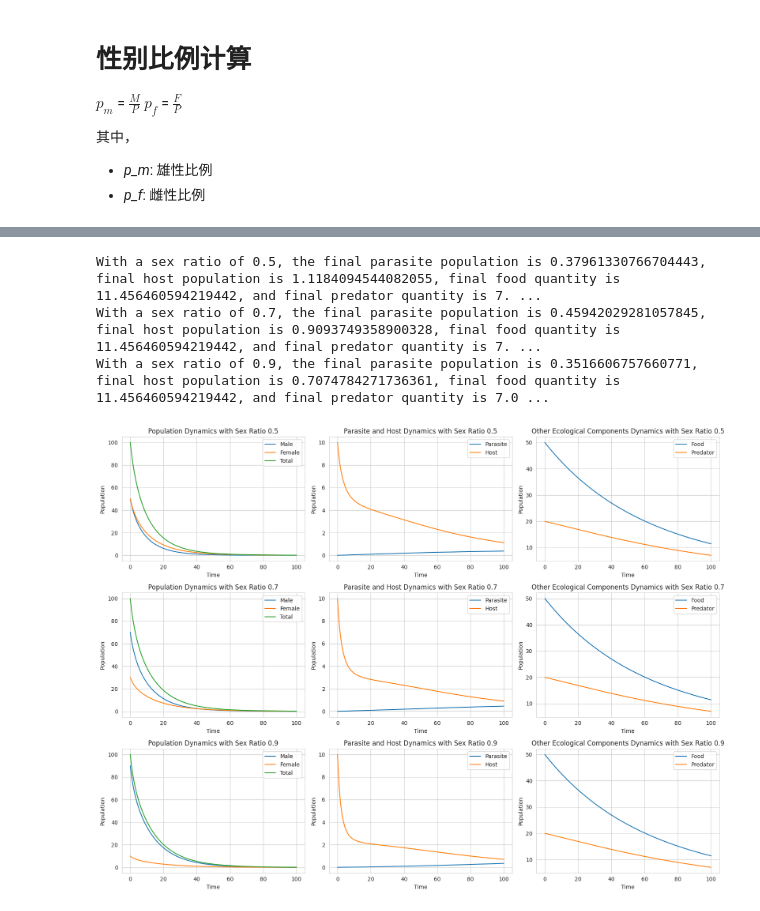
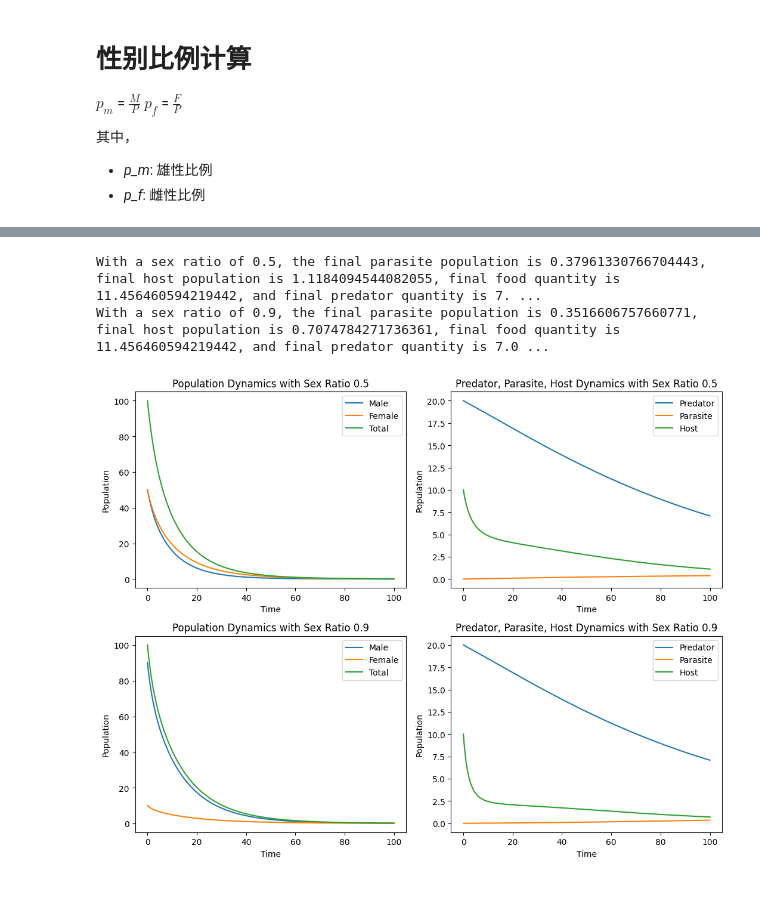
Before and after one commit to cr9294/2024-Data-insights, a Jupyter notebook: 4.new/4.0.0.ipynb, the cells around one changed output, grey strips where cells are left out. Cells and saved outputs as stored; diff of their text form; code cells hidden in the pictures.

```diff
--- a/4.new/4.0.0.ipynb
+++ b/4.new/4.0.0.ipynb
@@ -202,6 +202,6 @@ With a sex ratio of 0.9, the final parasite population is 0.3516606757660771 and
 # %%
 # Define different sex ratios
-sex_ratio_list = [0.5, 0.7, 0.9]  # Three different sex ratios
+sex_ratio_list = [0.5,0.9]  # Three different sex ratios
 
 # Initialize figure
 plt.figure(figsize=(16, 12))
@@ -262,41 +262,40 @@ for sex_ratio in sex_ratio_list:
     plt.title(f'Population Dynamics with Sex Ratio {sex_ratio}')
 
     plt.subplot(3, 3, sex_ratio_list.index(sex_ratio) * 3 + 2)
+    plt.plot(time, D, label='Predator')
     plt.plot(time, B, label='Parasite')
     plt.plot(time, H, label='Host')
     plt.xlabel('Time')
     plt.ylabel('Population')
     plt.legend()
-    plt.title(f'Parasite and Host Dynamics with Sex Ratio {sex_ratio}')
-
+    plt.title(f'Predator, Parasite, Host Dynamics with Sex Ratio {sex_ratio}')
+    """
     # Plot other ecological components
     plt.subplot(3, 3, sex_ratio_list.index(sex_ratio) * 3 + 3)
     plt.plot(time, C, label='Food')
-    plt.plot(time, D, label='Predator')
     plt.xlabel('Time')
     plt.ylabel('Population')
     plt.legend()
     plt.title(f'Other Ecological Components Dynamics with Sex Ratio {sex_ratio}')
-
+    """
     # Analyze the impact of sex ratios on the parasite and other components
     final_parasite_population = B[-1]
     final_host_population = H[-1]
     final_food_population = C[-1]
     final_predator_population = D[-1]
     advantage_statement = (
         f'With a sex ratio of {sex_ratio}, the final parasite population is {final_parasite_population}, '
         f'final host population is {final_host_population}, final food quantity is {final_food_population}, '
         f'and final predator quantity is {final_predator_population}.'
     )
     print(advantage_statement)
 
 plt.tight_layout()
 plt.show()
 # %% [output]
 With a sex ratio of 0.5, the final parasite population is 0.37961330766704443, final host population is 1.1184094544082055, final food quantity is 11.456460594219442, and final predator quantity is 7. ...
-With a sex ratio of 0.7, the final parasite population is 0.45942029281057845, final host population is 0.9093749358900328, final food quantity is 11.456460594219442, and final predator quantity is 7. ...
 With a sex ratio of 0.9, the final parasite population is 0.3516606757660771, final host population is 0.7074784271736361, final food quantity is 11.456460594219442, and final predator quantity is 7.0 ...
-[figure, old version]
+[figure, new version]
 # %%
 import numpy as np
 import matplotlib.pyplot as plt
```
Also changed, not shown: parts of 3 cells of this notebook, 6 other files.
